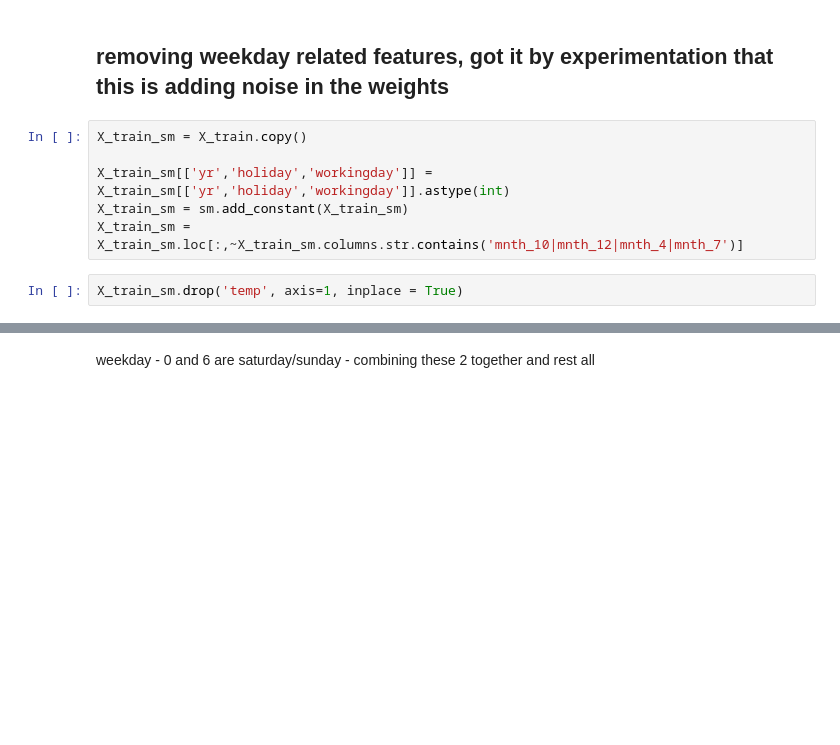
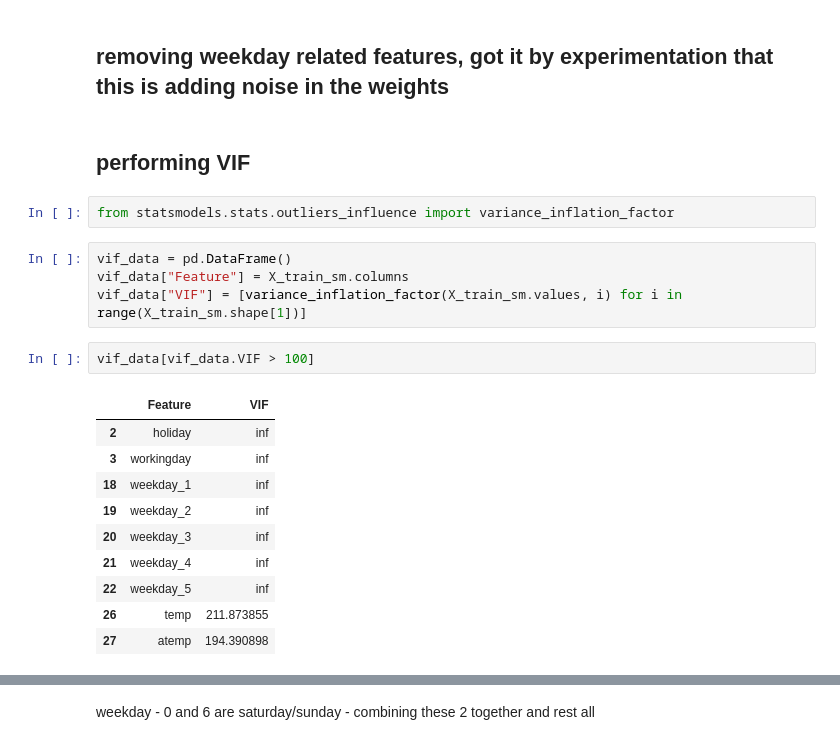
Before and after one commit to jitesh0034/bike_rent_case_study, a Jupyter notebook: Jitesh_BikesAssignment.ipynb, the cells around one changed output, grey strips where cells are left out. Saved outputs shown, nothing was run; the diff lists cells and outputs as text; blank space fills up the shorter version.

```diff
--- a/Jitesh_BikesAssignment.ipynb
+++ b/Jitesh_BikesAssignment.ipynb
@@ -382,11 +382,24 @@ In next iteration -
 1. removed temp too, because of high P and similar impact as atemp
 # %% [markdown]
 ## removing weekday related features, got it by experimentation that this is adding noise in the weights
-# %%
-X_train_sm = X_train.copy()
-
-X_train_sm[['yr','holiday','workingday']] = X_train_sm[['yr','holiday','workingday']].astype(int)
-X_train_sm = sm.add_constant(X_train_sm)
-X_train_sm = X_train_sm.loc[:,~X_train_sm.columns.str.contains('mnth_10|mnth_12|mnth_4|mnth_7')]
-# %%
-X_train_sm.drop('temp', axis=1, inplace = True)
+# %% [markdown]
+## performing VIF
+# %%
+from statsmodels.stats.outliers_influence import variance_inflation_factor
+# %%
+vif_data = pd.DataFrame()
+vif_data["Feature"] = X_train_sm.columns
+vif_data["VIF"] = [variance_inflation_factor(X_train_sm.values, i) for i in range(X_train_sm.shape[1])]
+# %%
+vif_data[vif_data.VIF > 100]
+# %% [output]
+|  | Feature | VIF |
+| 2 | holiday | inf |
+| 3 | workingday | inf |
+| 18 | weekday_1 | inf |
+| 19 | weekday_2 | inf |
+| 20 | weekday_3 | inf |
+| 21 | weekday_4 | inf |
+| 22 | weekday_5 | inf |
+| 26 | temp | 211.873855 |
+| 27 | atemp | 194.390898 |
```
Also changed, not shown: parts of 15 cells of this notebook.
